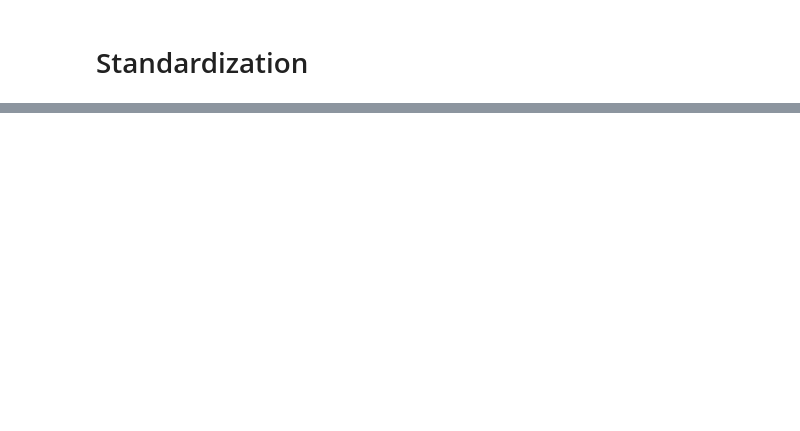
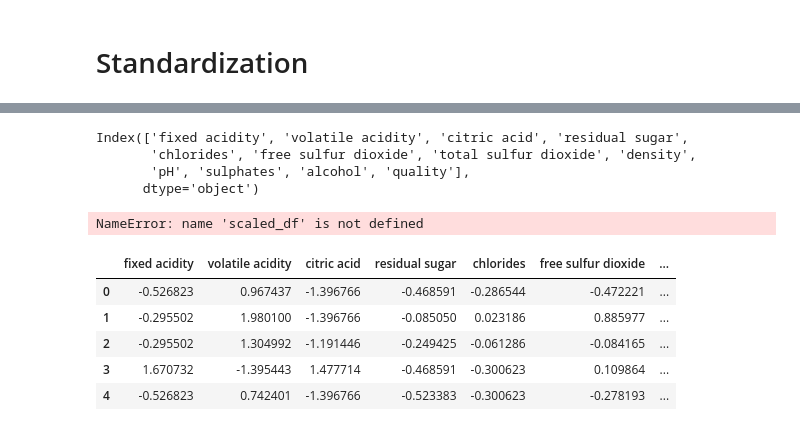
Before and after one commit to BhardwajAnshul/Springboard, a Jupyter notebook: Capstone Project 2/3. Preprocessing/Preprocessing1.ipynb, the cells around one changed output, grey strips where cells are left out. Cells and saved outputs as stored; diff of their text form; code cells hidden in the pictures; blank space fills up the shorter version.

```diff
--- a/Capstone Project 2/3. Preprocessing/Preprocessing2.ipynb
+++ b/Capstone Project 2/3. Preprocessing/Preprocessing1.ipynb
@@ -220,2 +285,0 @@ df['alcohol']
-# %%
-df = pd.get_dummies(df)
@@ -221,0 +295,3 @@ df = pd.get_dummies(df)
+# %%
+le = LabelEncoder()
+label = le.fit_transform(df['alcohol'])
@@ -222,2 +300,4 @@ df = pd.get_dummies(df)
+# %%
+df["alcohol"]  = label
 # %%
 df.head()
@@ -235,3 +338,27 @@ scaled_df = pd.DataFrame(scaled_df,columns=df.columns)
+# %%
+df.columns
+# %% [output]
+Index(['fixed acidity', 'volatile acidity', 'citric acid', 'residual sugar',
+       'chlorides', 'free sulfur dioxide', 'total sulfur dioxide', 'density',
+       'pH', 'sulphates', 'alcohol', 'quality'],
+      dtype='object')
+# %%
+scaler = StandardScaler()
+df[['fixed acidity', 'volatile acidity', 'citric acid', 'residual sugar',
+       'chlorides', 'free sulfur dioxide', 'total sulfur dioxide', 'density',
+       'pH', 'sulphates']] = scaler.fit_transform(df[['fixed acidity', 'volatile acidity', 'citric acid', 'residual sugar',
+       'chlorides', 'free sulfur dioxide', 'total sulfur dioxide', 'density',
+       'pH', 'sulphates']])
+#scaled_df = pd.DataFrame(scaled_df,columns=df.columns)
+# %% [output]
+NameError: name 'scaled_df' is not defined
 # %%
-scaled_df.head()
+df.head()
+# %% [output]
+|  | fixed acidity | volatile acidity | citric acid | residual sugar | chlorides | free sulfur dioxide | ... |
+| 0 | -0.526823 | 0.967437 | -1.396766 | -0.468591 | -0.286544 | -0.472221 | ... |
+| 1 | -0.295502 | 1.980100 | -1.396766 | -0.085050 | 0.023186 | 0.885977 | ... |
+| 2 | -0.295502 | 1.304992 | -1.191446 | -0.249425 | -0.061286 | -0.084165 | ... |
+| 3 | 1.670732 | -1.395443 | 1.477714 | -0.468591 | -0.300623 | 0.109864 | ... |
+| 4 | -0.526823 | 0.742401 | -1.396766 | -0.523383 | -0.300623 | -0.278193 | ... |
 # %%
```
Also changed, not shown: parts of 22 cells of this notebook, 7 other files.
